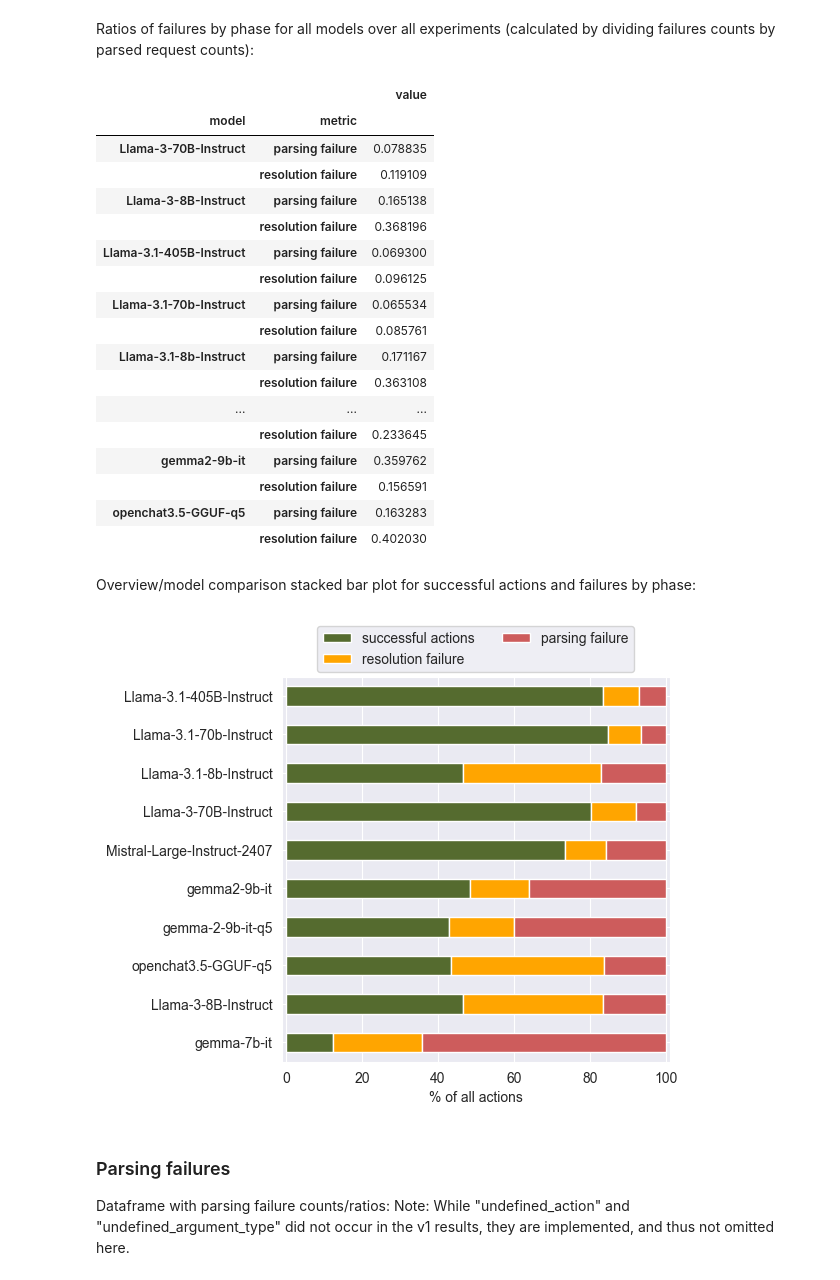
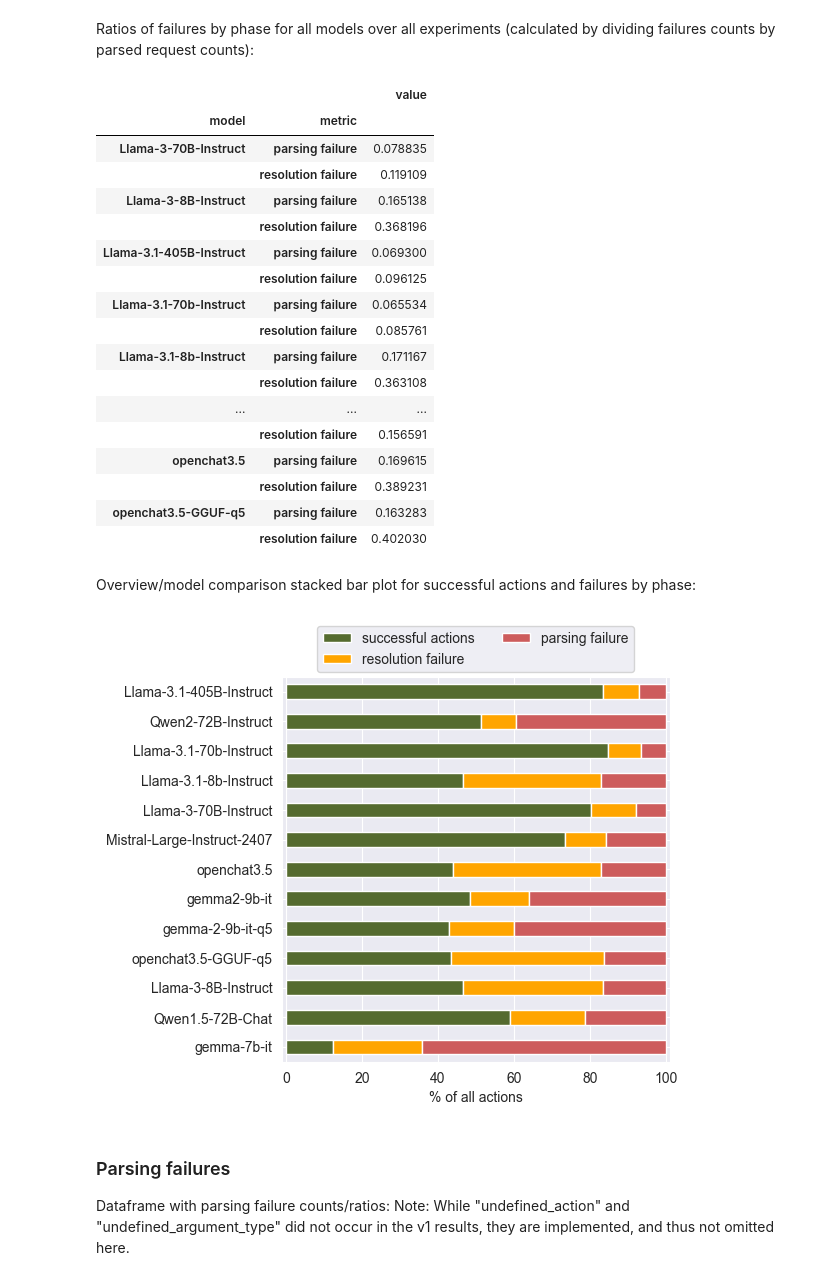
Before and after one commit to Gnurro/clemcore, a Jupyter notebook: adventuregame_eval.ipynb, the cells around one changed output. Cells and saved outputs as stored; diff of their text form; code cells hidden in the pictures.

Commit message:
Eval notebook work; Add rerun results to plots and tables

```diff
--- a/adventuregame_eval.ipynb
+++ b/adventuregame_eval.ipynb
@@ -229,8 +222,8 @@ plt.show()
 # %% [markdown]
 Omit models for which all episodes were aborted due to not following prompted format for detail analysis:
 # %%
-all_abort_models = ["openchat3.5", "Qwen2-72B-Instruct", "Qwen1.5-72B-Chat", "LLaMA2-13B-Tiefighter"]
-game_df = game_df.query('model not in ["openchat3.5", "Qwen2-72B-Instruct", "Qwen1.5-72B-Chat", "LLaMA2-13B-Tiefighter"]')
+all_abort_models = ["LLaMA2-13B-Tiefighter"]
+game_df = game_df.query('model not in ["LLaMA2-13B-Tiefighter"]')
 game_df
 # %% [output]
 |  | game | model | experiment | episode | metric | value |
@@ -346,9 +342,9 @@ failures_by_phase_ratios
 | Llama-3.1-8b-Instruct | parsing failure | 0.171167 |
 |  | resolution failure | 0.363108 |
 | ... | ... | ... |
-|  | resolution failure | 0.233645 |
-| gemma2-9b-it | parsing failure | 0.359762 |
 |  | resolution failure | 0.156591 |
+| openchat3.5 | parsing failure | 0.169615 |
+|  | resolution failure | 0.389231 |
 | openchat3.5-GGUF-q5 | parsing failure | 0.163283 |
 |  | resolution failure | 0.402030 |
 # %% [markdown]
@@ -356,34 +352,34 @@ Overview/model comparison stacked bar plot for successful actions and failures b
 # %%
 STACK_COLORS = ['darkolivegreen', 'orange', 'indianred']
 
 phase_failures = ["action_parsing_fail", "action_resolution_fail", "successful_actions"]
 
 df_aux = game_df[game_df.metric.isin(phase_failures)]
 df_aux = df_aux.replace(metric_name_dict)
 
 df_aux = (df_aux.pivot(index=['game', 'model', 'experiment', 'episode'],
                        columns='metric',
                        values='value')
                 .reset_index()
                 .drop(columns=['game', 'experiment', 'episode'])
                 .groupby('model')
                 .sum()
                 .sort_values(axis=1, by='metric', ascending=False))
 percs = 100 * df_aux.div(df_aux.sum(axis=1), axis=0)
-order = clem_df.query('index not in ["openchat3.5", "Qwen2-72B-Instruct", "Qwen1.5-72B-Chat", "LLaMA2-13B-Tiefighter"]').sort_values(by='-, clemscore').index
+order = clem_df.query('index not in ["LLaMA2-13B-Tiefighter"]').sort_values(by='-, clemscore').index
 percs = percs.reindex(order)
 
 percs.plot(kind='barh',
            stacked=True,
            figsize=(5, 5),
            colormap=ListedColormap(STACK_COLORS))
 plt.legend(loc='upper center', bbox_to_anchor=(0.5, 1.15), ncols=2)
 plt.xlabel('% of all actions')
 plt.xlim(-1, 101)
 plt.ylabel('')
 plt.show()
 # %% [output]
-[figure, old version]
+[figure, new version]
 # %% [markdown]
 ### Parsing failures
 Dataframe with parsing failure counts/ratios:
```
Also changed, not shown: parts of 36 cells of this notebook, 8 other files.
